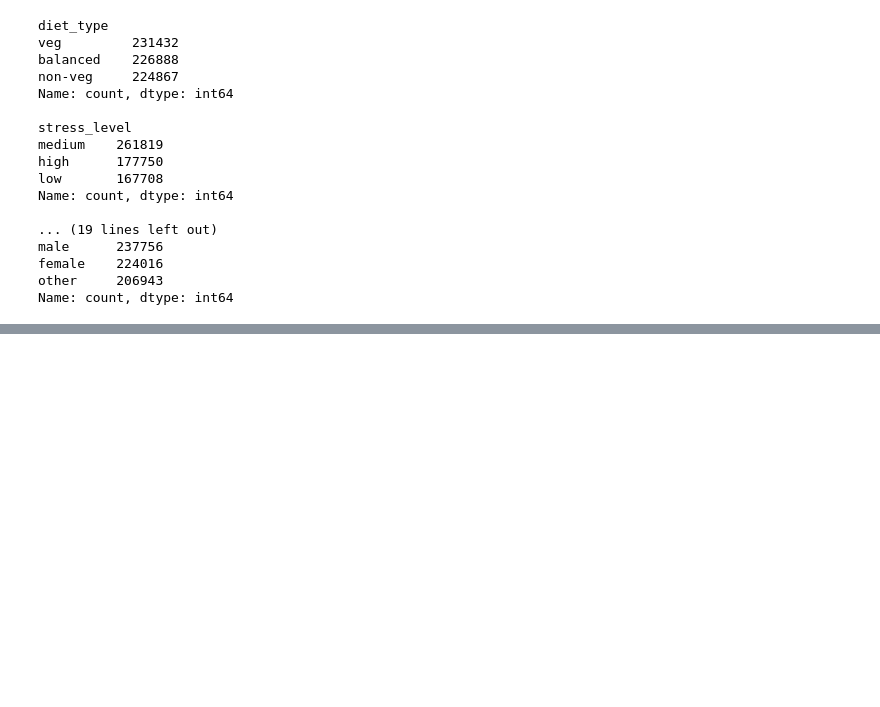
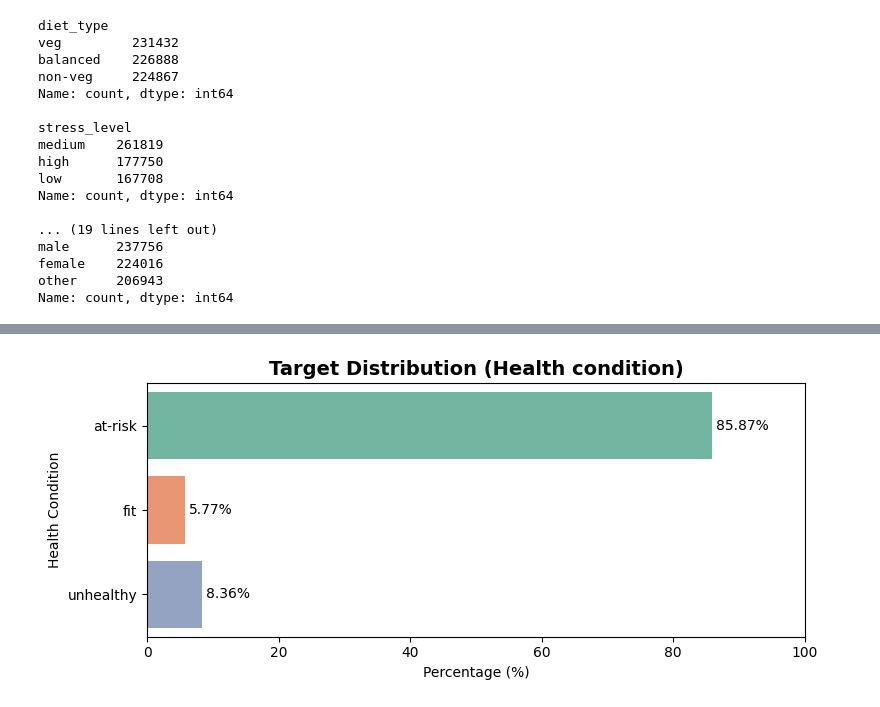
Before and after one commit to samrat-rm/Brain-Cache, a Jupyter notebook: Kaggle_notebooks/Emsemble/Student_Health_Risk/Student_Health_Risk_EDA.ipynb, the cells around one changed output, grey strips where cells are left out. Cells and saved outputs as stored; diff of their text form; code cells hidden in the pictures; blank space fills up the shorter version.

```diff
--- a/Kaggle_notebooks/Emsemble/Student_Health_Risk/Student_Health_Risk_EDA.ipynb
+++ b/Kaggle_notebooks/Emsemble/Student_Health_Risk/Student_Health_Risk_EDA.ipynb
@@ -100,0 +317,25 @@ Name: count, dtype: int64
+# %%
+target_pct = (df['health_condition'].value_counts(normalize=True) * 100).reset_index()
+target_pct.columns = ['health_condition', 'percentage']
+
+plt.figure(figsize=(8,3.5))
+ax = sns.barplot(
+    data=target_pct,
+    y='health_condition',
+    x='percentage',
+    palette="Set2",
+    hue='health_condition',
+    legend=False
+)
+
+for container in ax.containers:
+    ax.bar_label(container, fmt="%.2f%%", padding=3)
+
+plt.title("Target Distribution (Health condition)", fontsize=14, fontweight='bold')
+plt.xlabel("Percentage (%)")
+plt.ylabel("Health Condition")
+plt.xlim(0,100)
+plt.tight_layout()
+plt.show()
+# %% [output]
+[figure, added]
```
Also changed, not shown: parts of 41 cells of this notebook.
